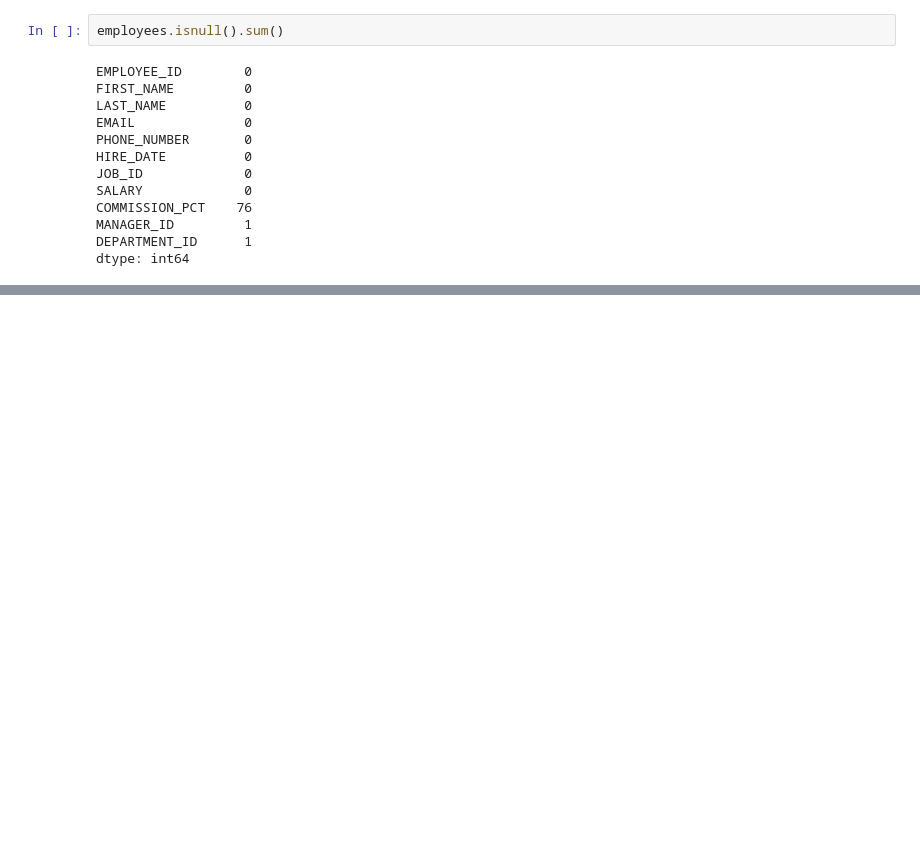
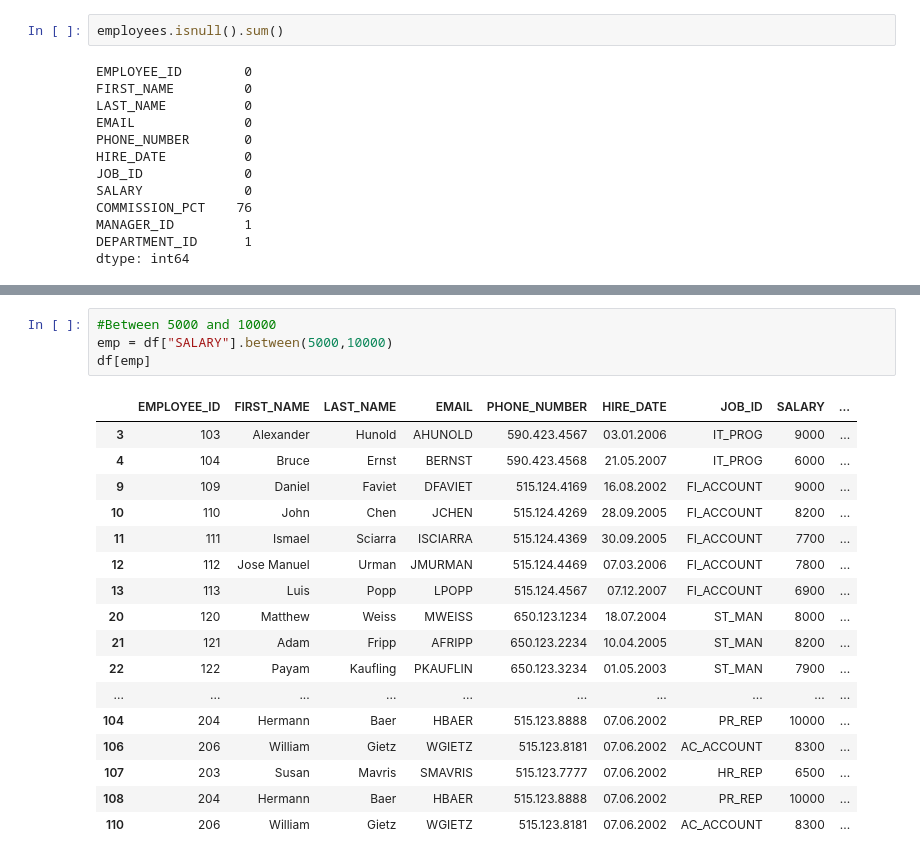
Before and after one commit to Sizan1113/DataScience, a Jupyter notebook: Pandas.ipynb, the cells around one changed output, grey strips where cells are left out. Drawn from its saved outputs; the diff is of its cells as text; blank space fills up the shorter version.

```diff
--- a/Pandas.ipynb
+++ b/Pandas.ipynb
@@ -326,0 +349,22 @@ dtype('int64')
+# %%
+#Between 5000 and 10000
+emp = df["SALARY"].between(5000,10000)
+df[emp]
+# %% [output]
+|  | EMPLOYEE_ID | FIRST_NAME | LAST_NAME | EMAIL | PHONE_NUMBER | HIRE_DATE | JOB_ID | SALARY | ... |
+| 3 | 103 | Alexander | Hunold | AHUNOLD | 590.423.4567 | 03.01.2006 | IT_PROG | 9000 | ... |
+| 4 | 104 | Bruce | Ernst | BERNST | 590.423.4568 | 21.05.2007 | IT_PROG | 6000 | ... |
+| 9 | 109 | Daniel | Faviet | DFAVIET | 515.124.4169 | 16.08.2002 | FI_ACCOUNT | 9000 | ... |
+| 10 | 110 | John | Chen | JCHEN | 515.124.4269 | 28.09.2005 | FI_ACCOUNT | 8200 | ... |
+| 11 | 111 | Ismael | Sciarra | ISCIARRA | 515.124.4369 | 30.09.2005 | FI_ACCOUNT | 7700 | ... |
+| 12 | 112 | Jose Manuel | Urman | JMURMAN | 515.124.4469 | 07.03.2006 | FI_ACCOUNT | 7800 | ... |
+| 13 | 113 | Luis | Popp | LPOPP | 515.124.4567 | 07.12.2007 | FI_ACCOUNT | 6900 | ... |
+| 20 | 120 | Matthew | Weiss | MWEISS | 650.123.1234 | 18.07.2004 | ST_MAN | 8000 | ... |
+| 21 | 121 | Adam | Fripp | AFRIPP | 650.123.2234 | 10.04.2005 | ST_MAN | 8200 | ... |
+| 22 | 122 | Payam | Kaufling | PKAUFLIN | 650.123.3234 | 01.05.2003 | ST_MAN | 7900 | ... |
+| ... | ... | ... | ... | ... | ... | ... | ... | ... | ... |
+| 104 | 204 | Hermann | Baer | HBAER | 515.123.8888 | 07.06.2002 | PR_REP | 10000 | ... |
+| 106 | 206 | William | Gietz | WGIETZ | 515.123.8181 | 07.06.2002 | AC_ACCOUNT | 8300 | ... |
+| 107 | 203 | Susan | Mavris | SMAVRIS | 515.123.7777 | 07.06.2002 | HR_REP | 6500 | ... |
+| 108 | 204 | Hermann | Baer | HBAER | 515.123.8888 | 07.06.2002 | PR_REP | 10000 | ... |
+| 110 | 206 | William | Gietz | WGIETZ | 515.123.8181 | 07.06.2002 | AC_ACCOUNT | 8300 | ... |
```
Also changed, not shown: parts of 11 cells of this notebook, 2 other files.
